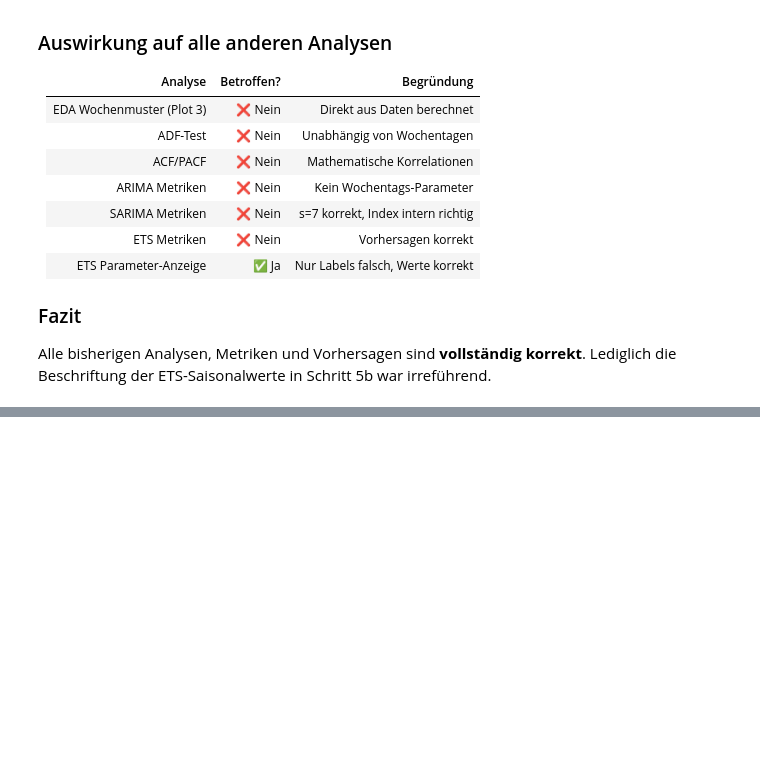
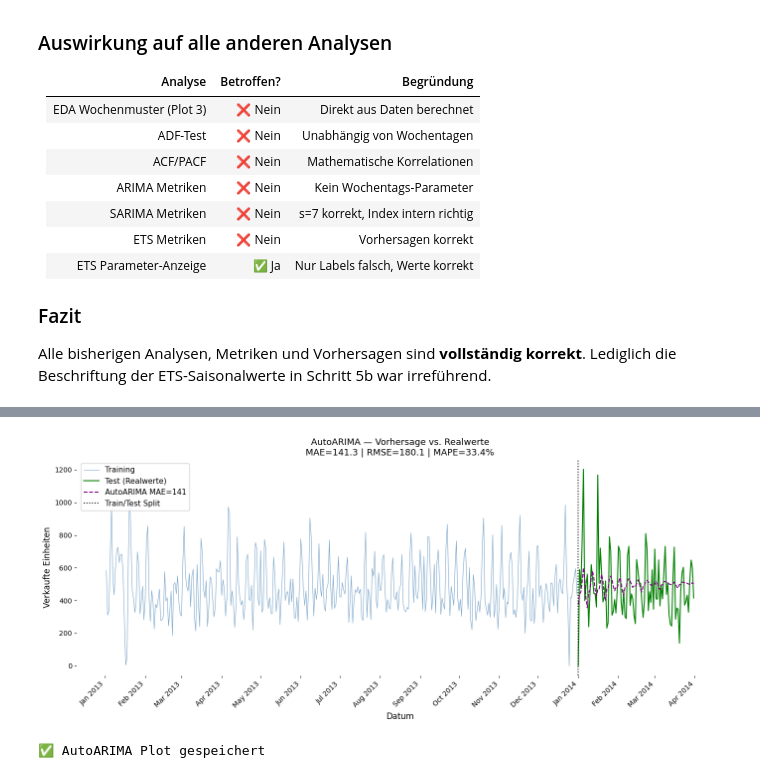
Before and after one commit to AwaTekoete/_myMIST-TimeSeries-Term8_Bonus, a Jupyter notebook: notebooks/week2_statistical_models.ipynb, the cells around one changed output, grey strips where cells are left out. Cells and saved outputs as stored; diff of their text form; code cells hidden in the pictures; blank space fills up the shorter version.

```diff
--- a/notebooks/week2_statistical_models.ipynb
+++ b/notebooks/week2_statistical_models.ipynb
@@ -1225,0 +1359,75 @@ ETS-Saisonalwerte in Schritt 5b war irreführend.
+# %%
+# ============================================================
+# BONUS ZELLE 2: AutoARIMA — Automatische Parameter-Suche
+# ============================================================
+import pmdarima as pm
+
+print("=" * 55)
+print("AutoARIMA — Automatische Parameter-Suche")
+print("=" * 55)
+
+# AutoARIMA sucht automatisch p, d, q und P, D, Q, s
+# m=7 → wöchentliche Saisonalität
+# seasonal=True → SARIMA-ähnliche Suche
+# stepwise=True → effizientere Suche (weniger Iterationen)
+modell_auto = pm.auto_arima(
+    train,
+    m=7,
+    seasonal=True,
+    stepwise=True,
+    suppress_warnings=True,
+    error_action='ignore',
+    information_criterion='aic'
+)
+
+print(f"Beste Parameter: {modell_auto.order} x {modell_auto.seasonal_order}")
+print(f"AIC: {modell_auto.aic():.2f}")
+print(modell_auto.summary())
+
+# --- Vorhersage ---
+forecast_auto = pd.Series(
+    modell_auto.predict(n_periods=len(test)),
+    index=test.index
+)
+forecast_auto = forecast_auto.clip(lower=0)
+
+# --- Metriken ---
+mae_a  = mean_absolute_error(test, forecast_auto)
+rmse_a = np.sqrt(mean_squared_error(test, forecast_auto))
+mask   = test > 0
+mape_a = np.mean(np.abs(
+    (test[mask] - forecast_auto[mask]) / test[mask]
+)) * 100
+
+print(f"\nMAE  (Ø Fehler):                    {mae_a:.2f} Einheiten")
+print(f"RMSE (Fehler gewichtet):            {rmse_a:.2f} Einheiten")
+print(f"MAPE (Fehler in %, o. Schließtage): {mape_a:.2f}%")
+
+# --- Visualisierung ---
+fig, ax = plt.subplots(figsize=(14, 6))
+
+ax.plot(train.index, train,
+        color='steelblue', linewidth=0.8, label='Training', alpha=0.7)
+ax.plot(test.index, test,
+        color='green', linewidth=1.5, label='Test (Realwerte)')
+ax.plot(forecast_auto.index, forecast_auto,
+        color='purple', linewidth=1.5, linestyle='--',
+        label=f'AutoARIMA MAE={mae_a:.0f}')
+ax.axvline(pd.Timestamp('2014-01-01'), color='black',
+           linestyle=':', linewidth=1.5, label='Train/Test Split')
+
+ax.set_title(f'AutoARIMA — Vorhersage vs. Realwerte\n'
+             f'MAE={mae_a:.1f} | RMSE={rmse_a:.1f} | MAPE={mape_a:.1f}%',
+             fontsize=13)
+ax.set_ylabel('Verkaufte Einheiten', fontsize=12)
+ax.set_xlabel('Datum', fontsize=12)
+ax.xaxis.set_major_locator(mdates.MonthLocator(interval=1))
+ax.xaxis.set_major_formatter(mdates.DateFormatter('%b %Y'))
+plt.setp(ax.xaxis.get_majorticklabels(), rotation=45, ha='right')
+ax.legend(loc='upper left', fontsize=11, framealpha=0.9)
+
+plt.tight_layout()
+plt.savefig(DATA_PLOT + 'plot18_autoarima.png', dpi=150, bbox_inches='tight')
+plt.show()
+print("✅ AutoARIMA Plot gespeichert")
+# %% [output]
@@ -1225,0 +1451,2 @@ ETS-Saisonalwerte in Schritt 5b war irreführend.
+[figure, added]
+✅ AutoARIMA Plot gespeichert
```
Also changed, not shown: parts of 9 cells of this notebook, 5 other files.
